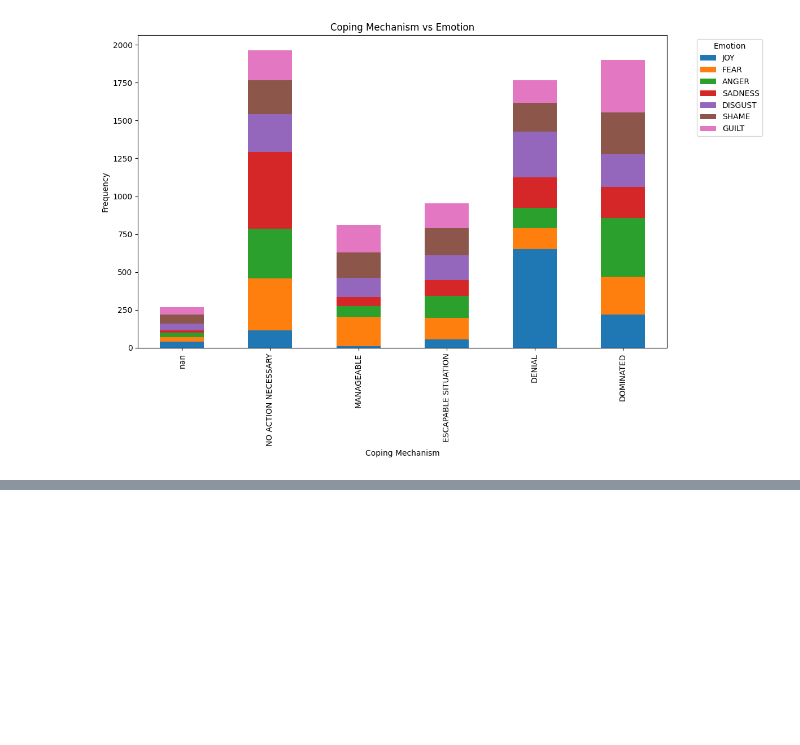
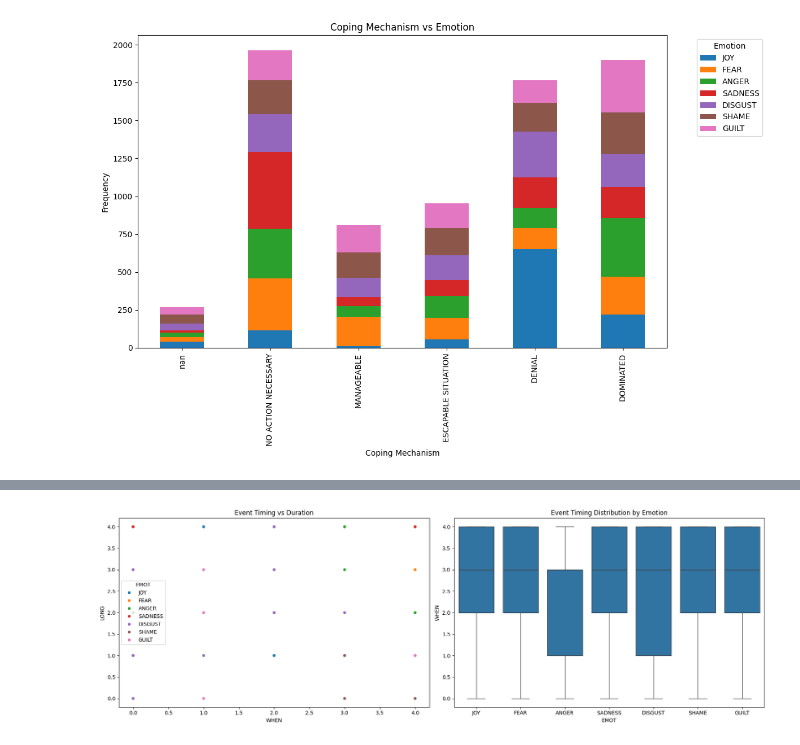
Before and after one commit to AmiraliFamili/Final-Year-Project, a Jupyter notebook: ISEAR.ipynb, the cells around one changed output, grey strips where cells are left out. Cells and saved outputs as stored; diff of their text form; code cells hidden in the pictures; blank space fills up the shorter version.

```diff
--- a/ISEAR.ipynb
+++ b/ISEAR.ipynb
@@ -326,0 +615,16 @@ plt.show()
+# %%
+# ========================
+# 8. Time & Duration Analysis
+# ========================
+fig, ax = plt.subplots(1, 2, figsize=(18, 6))
+
+sns.scatterplot(x='WHEN', y='LONG', hue='EMOT', data=isear, ax=ax[0])
+ax[0].set_title("Event Timing vs Duration")
+
+sns.boxplot(x='EMOT', y='WHEN', data=isear, ax=ax[1])
+ax[1].set_title("Event Timing Distribution by Emotion")
+
+plt.tight_layout()
+plt.show()
+# %% [output]
+[figure, added]
```
Also changed, not shown: parts of 7 cells of this notebook, 50 other files.
